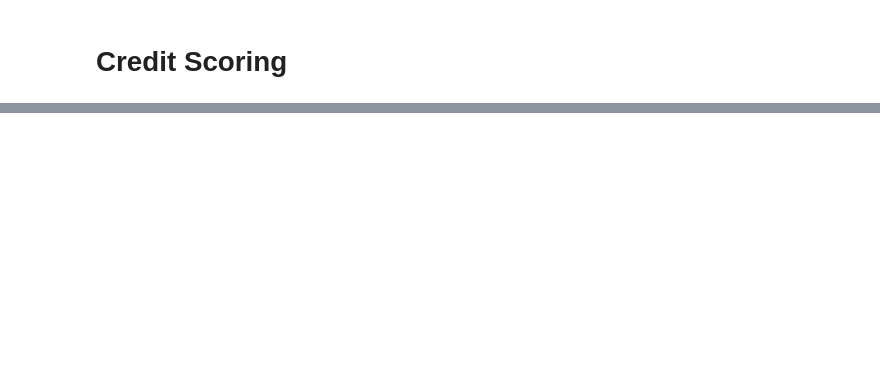
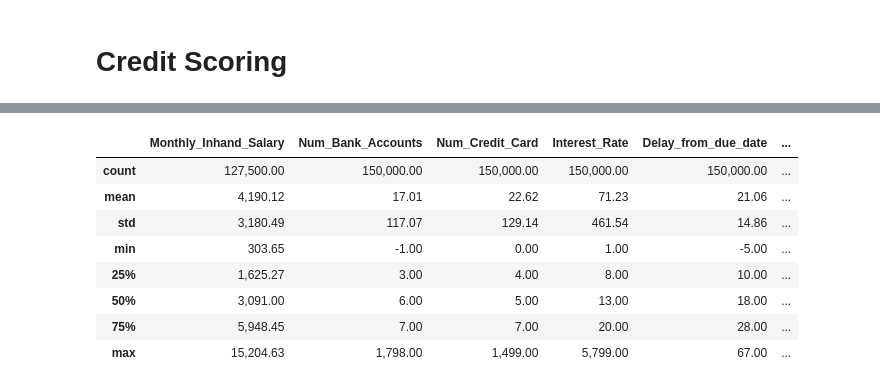
Before and after one commit to MiltonGreat/Credit-Score, a Jupyter notebook: Credit Score.ipynb, the cells around one changed output, grey strips where cells are left out. Drawn from its saved outputs; the diff is of its cells as text; code cells hidden in the pictures; blank space fills up the shorter version.

```diff
--- a/Credit Score.ipynb
+++ b/Credit Score.ipynb
@@ -210,0 +13,39 @@ Best Parameters: {'max_depth': None, 'min_samples_split': 5, 'n_estimators': 100
+# %%
+import pandas as pd
+import numpy as np
+import matplotlib.pyplot as plt
+import seaborn as sns
+from scipy.stats.contingency import chi2_contingency
+from sklearn.feature_selection import chi2, f_classif
+from sklearn.model_selection import train_test_split, StratifiedKFold
+from sklearn.compose import ColumnTransformer
+from sklearn.preprocessing import OneHotEncoder, OrdinalEncoder, MinMaxScaler, LabelEncoder
+from sklearn.metrics import confusion_matrix, classification_report, accuracy_score
+from sklearn.pipeline import Pipeline
+from sklearn.utils.class_weight import compute_class_weight
+from imblearn.over_sampling import SMOTE
+from tensorflow.keras.models import Sequential
+from tensorflow.keras.layers import Dense, BatchNormalization, Dropout
+from tensorflow.keras.optimizers import Adam
+from tensorflow.keras.callbacks import EarlyStopping, ReduceLROnPlateau
+from xgboost import XGBClassifier
+from sklearn.ensemble import VotingClassifier
+import warnings
+
+# Suppress warnings
+warnings.filterwarnings('ignore')
+
+# Set display options
+pd.set_option('display.max_columns', None)
+pd.set_option('display.float_format', '{:,.2f}'.format)
+# %%
+# Load data
+def load_data(train_path, test_path):
+    train_df = pd.read_csv(train_path)
+    test_df = pd.read_csv(test_path)
+    train_df["is_train"] = True
+    test_df["is_train"] = False
+    return pd.concat([train_df, test_df])
+
+# Update the file paths to 'train2.csv' and 'test2.csv'
+df = load_data('train2.csv', 'test2.csv')
@@ -210,0 +61,12 @@ Best Parameters: {'max_depth': None, 'min_samples_split': 5, 'n_estimators': 100
+# %%
+df.describe()
+# %% [output]
+|  | Monthly_Inhand_Salary | Num_Bank_Accounts | Num_Credit_Card | Interest_Rate | Delay_from_due_date | ... |
+| count | 127,500.00 | 150,000.00 | 150,000.00 | 150,000.00 | 150,000.00 | ... |
+| mean | 4,190.12 | 17.01 | 22.62 | 71.23 | 21.06 | ... |
+| std | 3,180.49 | 117.07 | 129.14 | 461.54 | 14.86 | ... |
+| min | 303.65 | -1.00 | 0.00 | 1.00 | -5.00 | ... |
+| 25% | 1,625.27 | 3.00 | 4.00 | 8.00 | 10.00 | ... |
+| 50% | 3,091.00 | 6.00 | 5.00 | 13.00 | 18.00 | ... |
+| 75% | 5,948.45 | 7.00 | 7.00 | 20.00 | 28.00 | ... |
+| max | 15,204.63 | 1,798.00 | 1,499.00 | 5,799.00 | 67.00 | ... |
```
Also changed, not shown: parts of 41 cells of this notebook.
